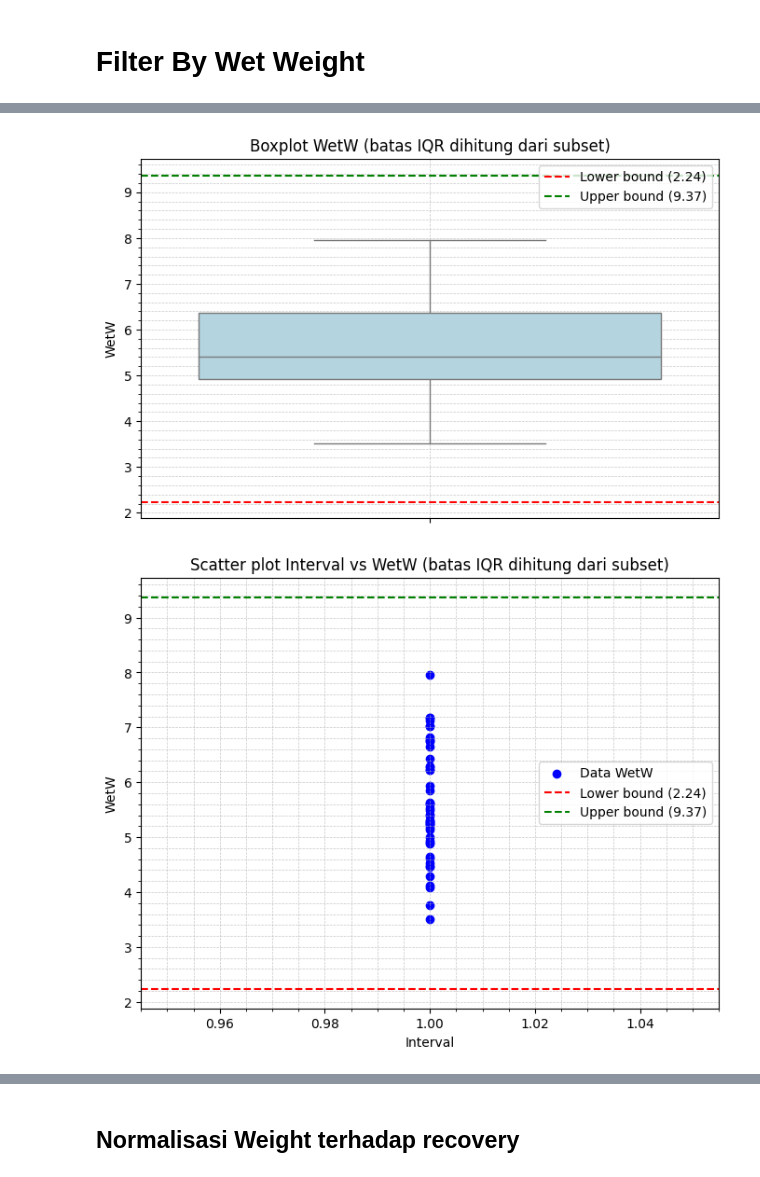
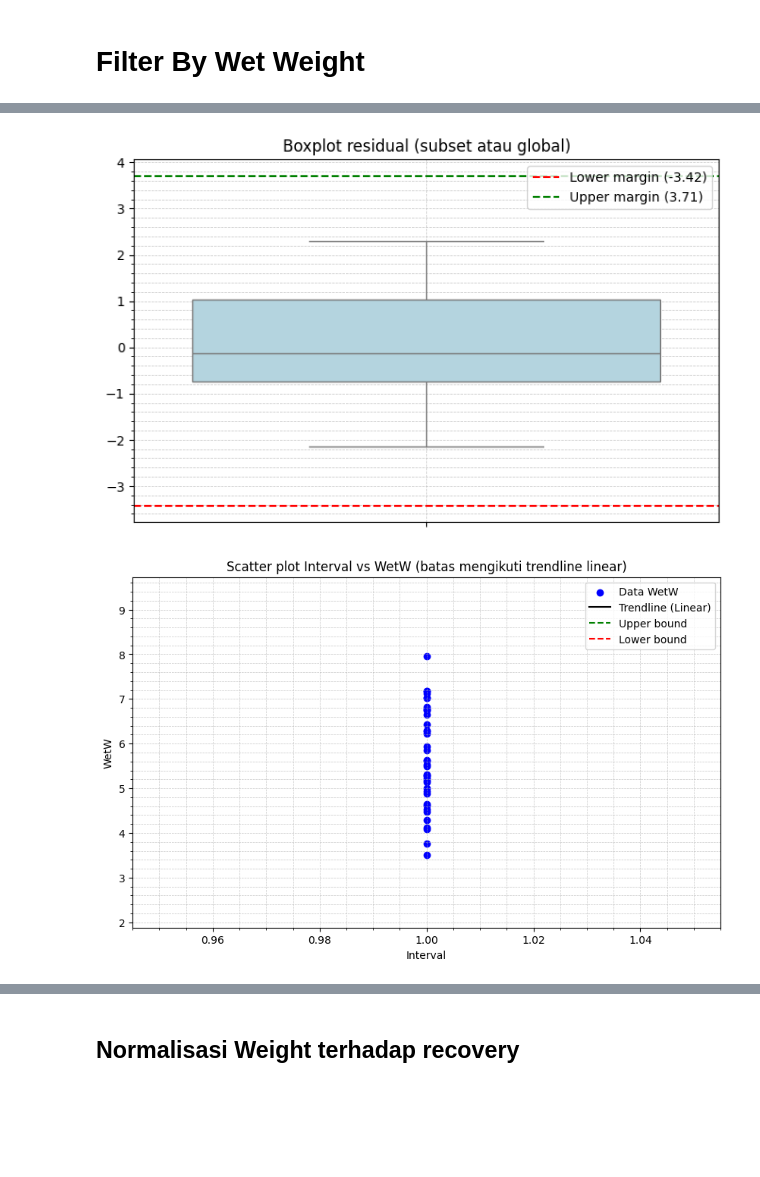
Before and after one commit to rendrasatriar/Density-SILO, a Jupyter notebook: Study_Density_SILO.ipynb, the cells around one changed output, grey strips where cells are left out. Saved outputs shown, nothing was run; the diff lists cells and outputs as text; code cells hidden in the pictures; blank space fills up the shorter version.

```diff
--- a/Study_Density_SILO.ipynb
+++ b/Study_Density_SILO.ipynb
@@ -561,63 +571,86 @@ import numpy as np
 import matplotlib.pyplot as plt
 import seaborn as sns
 from matplotlib.ticker import AutoMinorLocator
+from sklearn.linear_model import LinearRegression
 
-def detect_outliers_wetw_subset(df_recovery, interval_value=1.00, coreRec_value=1.00):
+def detect_outliers_wetw_trend(df_recovery, interval_value=1.00, coreRec_value=1.00):
     # --- Filter subset sesuai kriteria ---
     subset = df_recovery[(df_recovery['Interval'] == interval_value) &
                          (df_recovery['CoreRec'] == coreRec_value)]
 
+    # --- Fit trendline linear (Interval vs WetW) ---
+    X = df_recovery['Interval'].values.reshape(-1,1)
+    y = df_recovery['WetW'].values
+    model = LinearRegression().fit(X, y)
+    y_pred = model.predict(X)
+
+    # --- Tentukan subset untuk residual ---
     if subset.empty:
         print(f"Tidak ada data dengan Interval={interval_value} dan CoreRec={coreRec_value}.")
-        return None
+        print("Menggunakan seluruh data sebagai acuan residual.")
+        subset_X = X
+        subset_y = y
+    else:
+        subset_X = subset['Interval'].values.reshape(-1,1)
+        subset_y = subset['WetW'].values
 
-    data_subset = subset['WetW'].dropna().values
+    subset_pred = model.predict(subset_X)
+    residuals = subset_y - subset_pred
 
-    # --- Hitung IQR dari subset ---
-    q1, q3 = np.percentile(data_subset, [25, 75])
+    # --- Hitung IQR residual subset/global ---
+    q1, q3 = np.percentile(residuals, [25, 75])
     iqr = q3 - q1
-    lower_bound = q1 - 1.5 * iqr
-    upper_bound = q3 + 1.5 * iqr
+    lower_margin = q1 - 1.5 * iqr
+    upper_margin = q3 + 1.5 * iqr
 
-    print(f"\nIQR dihitung dari subset (Interval={interval_value} & CoreRec={coreRec_value}):")
+    print(f"\nResidual IQR acuan:")
     print(f"Q1: {q1:.3f}, Q3: {q3:.3f}, IQR: {iqr:.3f}")
-    print(f"Lower bound: {lower_bound:.3f}, Upper bound: {upper_bound:.3f}")
+    print(f"Lower margin: {lower_margin:.3f}, Upper margin: {upper_margin:.3f}")
 
-    # --- Boxplot seluruh data WetW ---
+    # --- Boxplot residual subset/global ---
     plt.figure(figsize=(8,5))
-    sns.boxplot(y=df_recovery['WetW'], color='lightblue')
-    plt.axhline(lower_bound, color='red', linestyle='--', label=f'Lower bound ({lower_bound:.2f})')
-    plt.axhline(upper_bound, color='green', linestyle='--', label=f'Upper bound ({upper_bound:.2f})')
+    sns.boxplot(y=residuals, color='lightblue')
+    plt.axhline(lower_margin, color='red', linestyle='--', label=f'Lower margin ({lower_margin:.2f})')
+    plt.axhline(upper_margin, color='green', linestyle='--', label=f'Upper margin ({upper_margin:.2f})')
     plt.gca().yaxis.set_minor_locator(AutoMinorLocator())
     plt.grid(which='both', linestyle='--', linewidth=0.5, alpha=0.7)
-    plt.title("Boxplot WetW (batas IQR dihitung dari subset)")
+    plt.title("Boxplot residual (subset atau global)")
     plt.legend()
     plt.show()
 
-    # --- Scatter plot seluruh data Interval vs WetW ---
-    plt.figure(figsize=(8,6))
+    # --- Scatter plot seluruh data + trendline + batas mengikuti trendline ---
+    plt.figure(figsize=(10,6))
     plt.scatter(df_recovery['Interval'], df_recovery['WetW'], color='blue', label='Data WetW')
+    plt.plot(df_recovery['Interval'], y_pred, color='black', label='Trendline (Linear)')
 
-    # Outlier berdasarkan batas subset
-    outliers = df_recovery[(df_recovery['WetW'] < lower_bound) | (df_recovery['WetW'] > upper_bound)]
+    # Batas atas/bawah mengikuti trendline
+    plt.plot(df_recovery['Interval'], y_pred + upper_margin, color='green', linestyle='--', label='Upper bound')
+    plt.plot(df_recovery['Interval'], y_pred + lower_margin, color='red', linestyle='--', label='Lower bound')
+
+    # Outlier = data di luar batas trendline ± margin
+    outliers = df_recovery[(df_recovery['WetW'] > y_pred + upper_margin) |
+                           (df_recovery['WetW'] < y_pred + lower_margin)]
     if not outliers.empty:
         plt.scatter(outliers['Interval'], outliers['WetW'], color='orange', label='Outliers')
 
-    plt.axhline(lower_bound, color='red', linestyle='--', label=f'Lower bound ({lower_bound:.2f})')
-    plt.axhline(upper_bound, color='green', linestyle='--', label=f'Upper bound ({upper_bound:.2f})')
     plt.gca().xaxis.set_minor_locator(AutoMinorLocator())
     plt.gca().yaxis.set_minor_locator(AutoMinorLocator())
     plt.grid(which='both', linestyle='--', linewidth=0.5, alpha=0.7)
-    plt.title("Scatter plot Interval vs WetW (batas IQR dihitung dari subset)")
+    plt.title("Scatter plot Interval vs WetW (batas mengikuti trendline linear)")
     plt.xlabel("Interval")
     plt.ylabel("WetW")
     plt.legend()
     plt.show()
 
-    return outliers
+    return {
+        "outliers": outliers,
+        "margins": {"lower": lower_margin, "upper": upper_margin},
+        "trendline_coef": {"slope": model.coef_[0], "intercept": model.intercept_}
+    }
 
 # --- Contoh pemanggilan ---
-outliers_wetw_subset = detect_outliers_wetw_subset(df_recovery, interval_value=1.00, coreRec_value=1.00)
-print("\nOutlier WetW berdasarkan IQR subset:")
-print(outliers_wetw_subset.head())
+result = detect_outliers_wetw_trend(df_recovery, interval_value=1.00, coreRec_value=1.00)
+if result:
+    print("\nOutlier WetW berdasarkan trendline linear + IQR residual acuan:")
+    print(result["outliers"].head())
 # %% [output]
@@ -627,2 +660,2 @@ Lower bound: 2.238, Upper bound: 9.370
-[figure, old version]
+[figure, new version]
-[figure, old version]
+[figure, new version]
```
Also changed, not shown: parts of 19 cells of this notebook.
